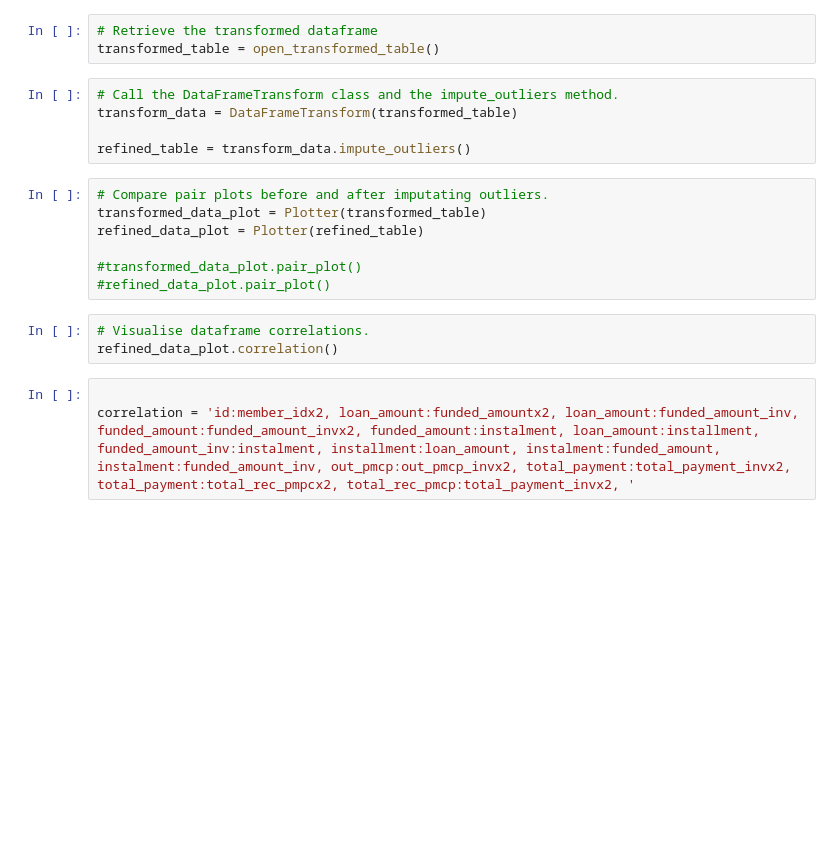
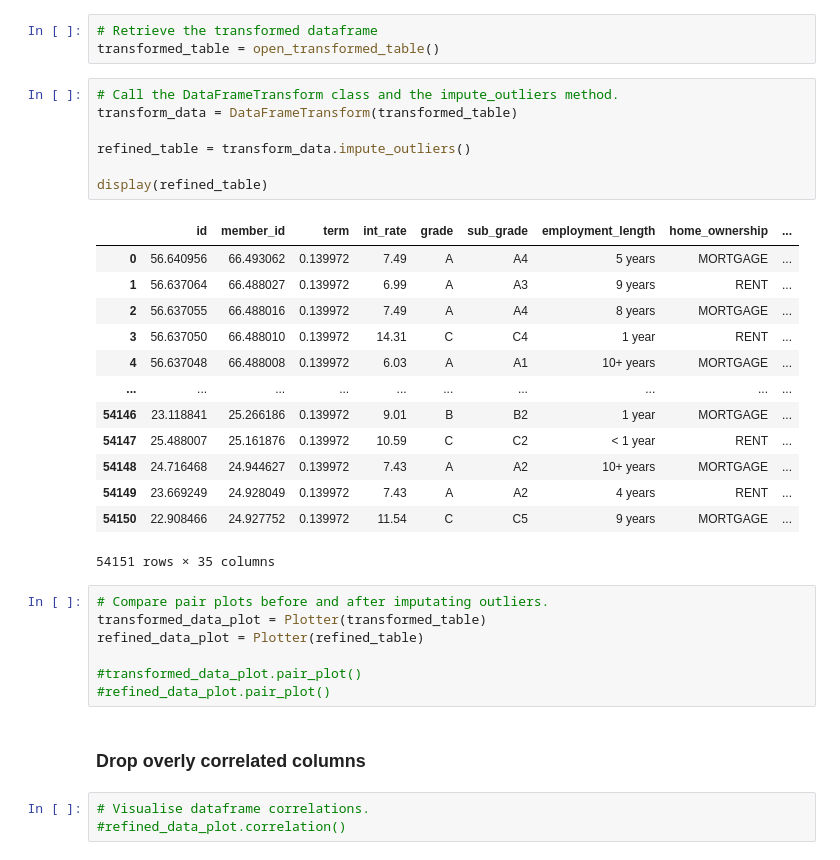
Before and after one commit to julienhvillemur/exploratory-data-analysis---customer-loans-in-finance561, a Jupyter notebook: impute_outliers.ipynb, the cells around one changed output. Saved outputs shown, nothing was run; the diff lists cells and outputs as text; blank space fills up the shorter version.

```diff
--- a/impute_outliers.ipynb
+++ b/impute_outliers.ipynb
@@ -16,8 +16,24 @@ transformed_table = open_transformed_table()
 # %%
 # Call the DataFrameTransform class and the impute_outliers method.
 transform_data = DataFrameTransform(transformed_table)
 
 refined_table = transform_data.impute_outliers()
+
+display(refined_table)
+# %% [output]
+|  | id | member_id | term | int_rate | grade | sub_grade | employment_length | home_ownership | ... |
+| 0 | 56.640956 | 66.493062 | 0.139972 | 7.49 | A | A4 | 5 years | MORTGAGE | ... |
+| 1 | 56.637064 | 66.488027 | 0.139972 | 6.99 | A | A3 | 9 years | RENT | ... |
+| 2 | 56.637055 | 66.488016 | 0.139972 | 7.49 | A | A4 | 8 years | MORTGAGE | ... |
+| 3 | 56.637050 | 66.488010 | 0.139972 | 14.31 | C | C4 | 1 year | RENT | ... |
+| 4 | 56.637048 | 66.488008 | 0.139972 | 6.03 | A | A1 | 10+ years | MORTGAGE | ... |
+| ... | ... | ... | ... | ... | ... | ... | ... | ... | ... |
+| 54146 | 23.118841 | 25.266186 | 0.139972 | 9.01 | B | B2 | 1 year | MORTGAGE | ... |
+| 54147 | 25.488007 | 25.161876 | 0.139972 | 10.59 | C | C2 | < 1 year | RENT | ... |
+| 54148 | 24.716468 | 24.944627 | 0.139972 | 7.43 | A | A2 | 10+ years | MORTGAGE | ... |
+| 54149 | 23.669249 | 24.928049 | 0.139972 | 7.43 | A | A2 | 4 years | RENT | ... |
+| 54150 | 22.908466 | 24.927752 | 0.139972 | 11.54 | C | C5 | 9 years | MORTGAGE | ... |
+54151 rows × 35 columns
 # %%
 # Compare pair plots before and after imputating outliers.
 transformed_data_plot = Plotter(transformed_table)
@@ -25,9 +41,8 @@ refined_data_plot = Plotter(refined_table)
 
 #transformed_data_plot.pair_plot()
 #refined_data_plot.pair_plot()
+# %% [markdown]
+### Drop overly correlated columns
 # %%
 # Visualise dataframe correlations.
-refined_data_plot.correlation()
+#refined_data_plot.correlation()
-# %%
-
-correlation = 'id:member_idx2, loan_amount:funded_amountx2, loan_amount:funded_amount_inv, funded_amount:funded_amount_invx2, funded_amount:instalment, loan_amount:installment, funded_amount_inv:instalment, installment:loan_amount, instalment:funded_amount, instalment:funded_amount_inv, out_pmcp:out_pmcp_invx2, total_payment:total_payment_invx2, total_payment:total_rec_pmpcx2, total_rec_pmcp:total_payment_invx2, '
```
Also changed, not shown: parts of 2 cells of this notebook, 1 other file.
